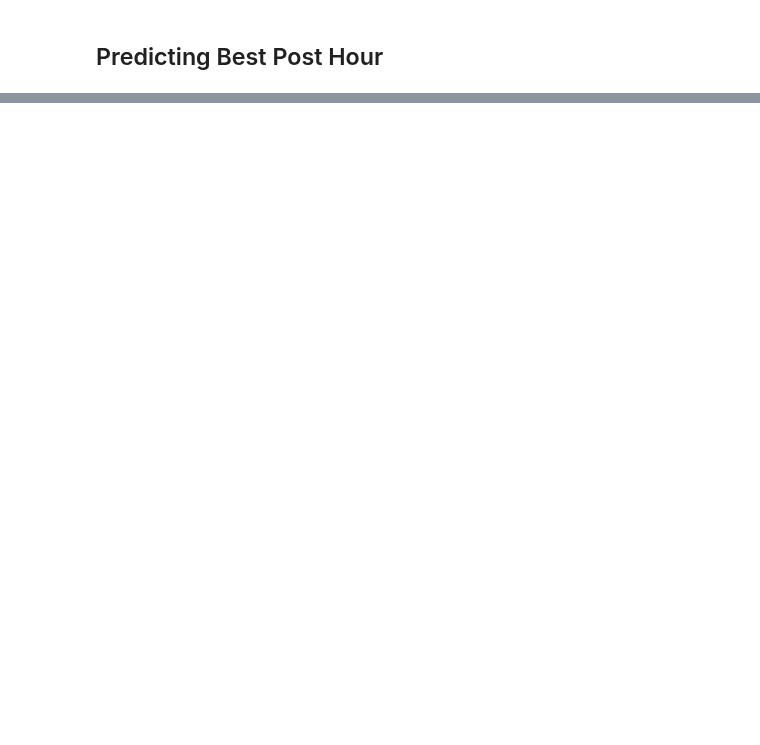
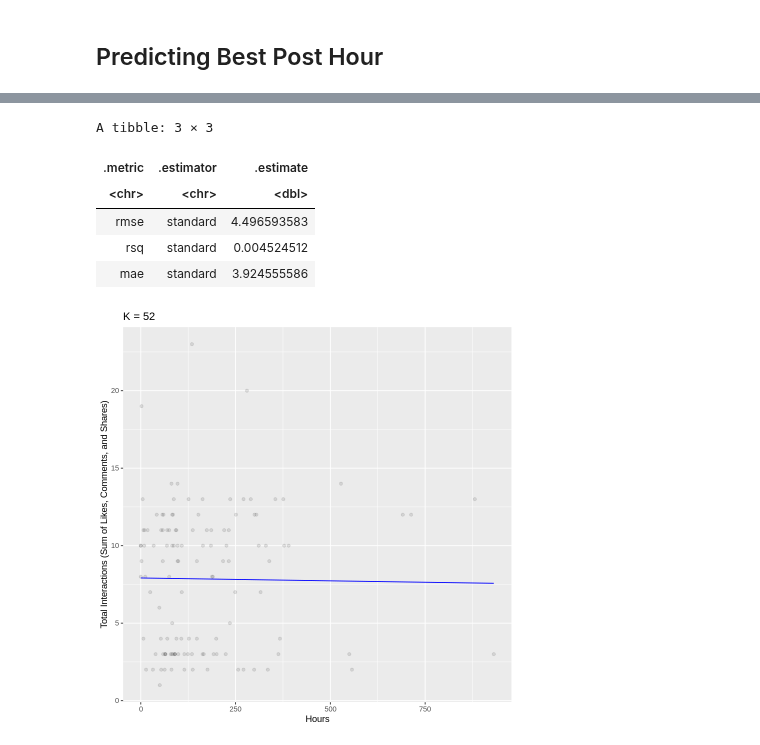
Before and after one commit to amellios/data_science_woohoo, a Jupyter notebook: Final Project Analysis.ipynb, the cells around one changed output, grey strips where cells are left out. Saved outputs shown, nothing was run; the diff lists cells and outputs as text; code cells hidden in the pictures; blank space fills up the shorter version.

```diff
--- a/Final Project Analysis.ipynb
+++ b/Final Project Analysis.ipynb
@@ -145,17 +260,37 @@ facebook_summary
 # %%
 fb_spec <- linear_reg() %>%
     set_engine("lm") %>%
     set_mode("regression")
 
-fb_recipe <- recipe(post_hour ~ comment + share + like, data = facebook_train)
+fb_recipe <- recipe(post_hour ~ total_interactions, data = facebook_train)
 
 fb_fit <- workflow() %>%
     add_recipe(fb_recipe) %>%
     add_model(fb_spec) %>%
     fit(data = facebook_train)
 
 fb_test_results <- fb_fit %>%
     predict(facebook_test) %>%
     bind_cols(facebook_test) %>%
     metrics(truth = post_hour, estimate = .pred)
 fb_test_results
+
+facebook_linear_preds <- fb_fit %>%
+                   predict(facebook_test) %>%
+                   bind_cols(facebook_test)
+
+facebook_plot_final <- ggplot(facebook_linear_preds, aes(x = total_interactions, y = post_hour)) +
+                       geom_point(alpha = 0.1) +
+                       xlab("Hours") +
+                      ylab("Total Interactions (Sum of Likes, Comments, and Shares)") +
+                      geom_line(data = facebook_linear_preds, aes(x = total_interactions, y = .pred), color = "blue") +
+                      ggtitle(paste0("K = ", k_min))
+facebook_plot_final
+# %% [output]
+A tibble: 3 × 3
+| .metric | .estimator | .estimate |
+| <chr> | <chr> | <dbl> |
+| rmse | standard | 4.496593583 |
+| rsq | standard | 0.004524512 |
+| mae | standard | 3.924555586 |
+[figure, added]
```
Also changed, not shown: parts of 12 cells of this notebook.
